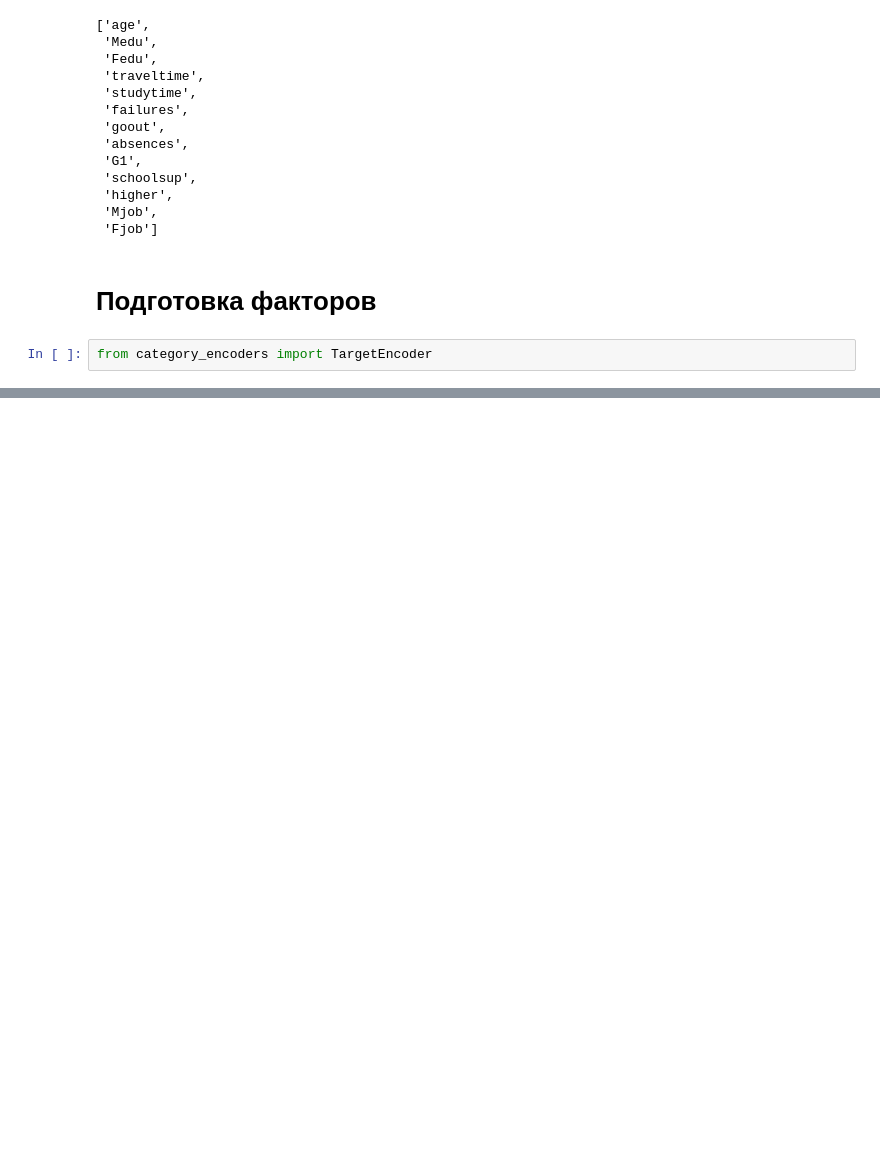
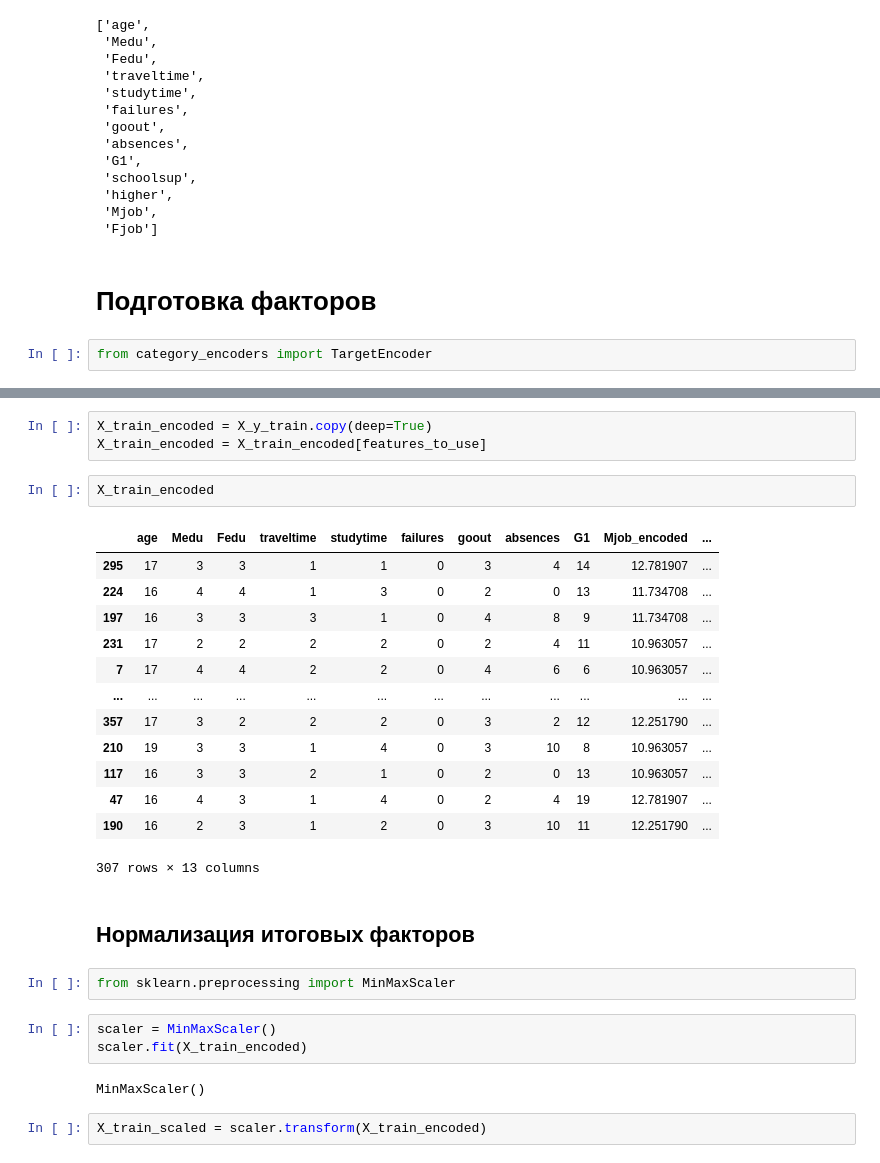
Before and after one commit to rtvtosic/student-s-mark-prediction, a Jupyter notebook: main.ipynb, the cells around one changed output, grey strips where cells are left out. Cells and saved outputs as stored; diff of their text form; blank space fills up the shorter version.

```diff
--- a/main.ipynb
+++ b/main.ipynb
@@ -289,0 +307,30 @@ mjob_target_encoder.transform(X_y_train['Mjob'])
+# %%
+X_train_encoded = X_y_train.copy(deep=True)
+X_train_encoded = X_train_encoded[features_to_use]
+# %%
+X_train_encoded
+# %% [output]
+|  | age | Medu | Fedu | traveltime | studytime | failures | goout | absences | G1 | Mjob_encoded | ... |
+| 295 | 17 | 3 | 3 | 1 | 1 | 0 | 3 | 4 | 14 | 12.781907 | ... |
+| 224 | 16 | 4 | 4 | 1 | 3 | 0 | 2 | 0 | 13 | 11.734708 | ... |
+| 197 | 16 | 3 | 3 | 3 | 1 | 0 | 4 | 8 | 9 | 11.734708 | ... |
+| 231 | 17 | 2 | 2 | 2 | 2 | 0 | 2 | 4 | 11 | 10.963057 | ... |
+| 7 | 17 | 4 | 4 | 2 | 2 | 0 | 4 | 6 | 6 | 10.963057 | ... |
+| ... | ... | ... | ... | ... | ... | ... | ... | ... | ... | ... | ... |
+| 357 | 17 | 3 | 2 | 2 | 2 | 0 | 3 | 2 | 12 | 12.251790 | ... |
+| 210 | 19 | 3 | 3 | 1 | 4 | 0 | 3 | 10 | 8 | 10.963057 | ... |
+| 117 | 16 | 3 | 3 | 2 | 1 | 0 | 2 | 0 | 13 | 10.963057 | ... |
+| 47 | 16 | 4 | 3 | 1 | 4 | 0 | 2 | 4 | 19 | 12.781907 | ... |
+| 190 | 16 | 2 | 3 | 1 | 2 | 0 | 3 | 10 | 11 | 12.251790 | ... |
+307 rows × 13 columns
+# %% [markdown]
+## Нормализация итоговых факторов
+# %%
+from sklearn.preprocessing import MinMaxScaler
+# %%
+scaler = MinMaxScaler()
+scaler.fit(X_train_encoded)
+# %% [output]
+MinMaxScaler()
+# %%
+X_train_scaled = scaler.transform(X_train_encoded)
```
Also changed, not shown: parts of 20 cells of this notebook.
